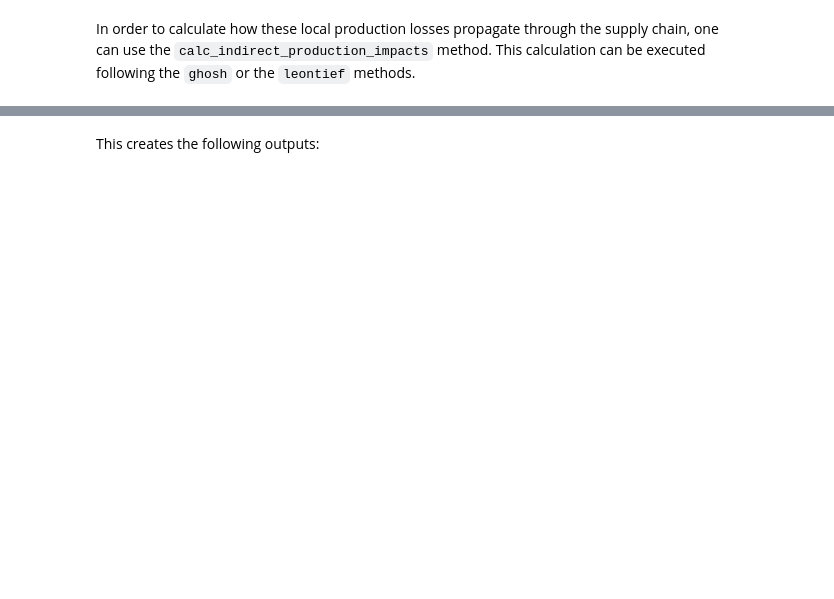
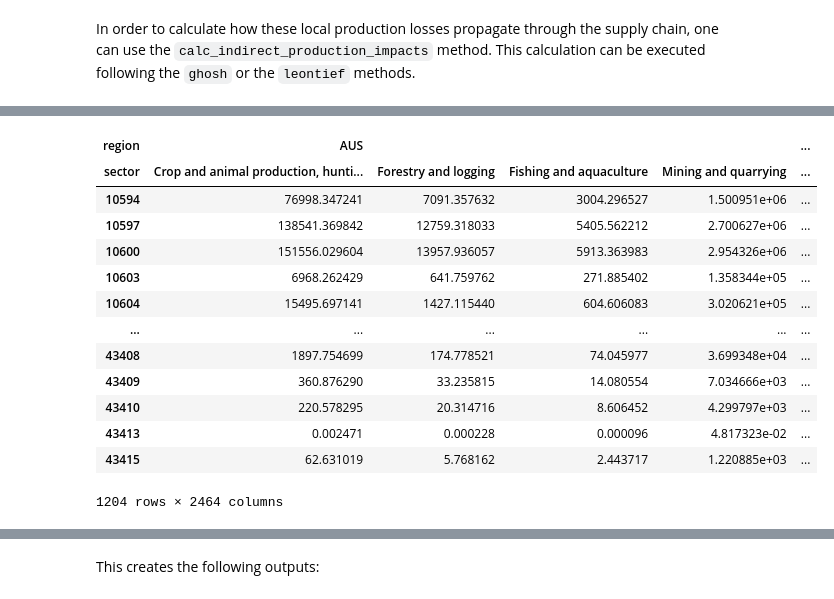
Before and after one commit to CLIMADA-project/climada_petals, a Jupyter notebook: doc/tutorial/climada_engine_SupplyChain.ipynb, the cells around one changed output, grey strips where cells are left out. Drawn from its saved outputs; the diff is of its cells as text; code cells hidden in the pictures; blank space fills up the shorter version.

```diff
--- a/doc/tutorial/climada_engine_SupplyChain.ipynb
+++ b/doc/tutorial/climada_engine_SupplyChain.ipynb
@@ -202,0 +273,17 @@ supchain.calc_indirect_production_impacts(direct_impact_usa.event_id, io_approac
+# %%
+supchain.supchain_imp['leontief']
+# %% [output]
+| region | AUS |  |  |  | ... |
+| sector | Crop and animal production, hunti... | Forestry and logging | Fishing and aquaculture | Mining and quarrying | ... |
+| 10594 | 76998.347241 | 7091.357632 | 3004.296527 | 1.500951e+06 | ... |
+| 10597 | 138541.369842 | 12759.318033 | 5405.562212 | 2.700627e+06 | ... |
+| 10600 | 151556.029604 | 13957.936057 | 5913.363983 | 2.954326e+06 | ... |
+| 10603 | 6968.262429 | 641.759762 | 271.885402 | 1.358344e+05 | ... |
+| 10604 | 15495.697141 | 1427.115440 | 604.606083 | 3.020621e+05 | ... |
+| ... | ... | ... | ... | ... | ... |
+| 43408 | 1897.754699 | 174.778521 | 74.045977 | 3.699348e+04 | ... |
+| 43409 | 360.876290 | 33.235815 | 14.080554 | 7.034666e+03 | ... |
+| 43410 | 220.578295 | 20.314716 | 8.606452 | 4.299797e+03 | ... |
+| 43413 | 0.002471 | 0.000228 | 0.000096 | 4.817323e-02 | ... |
+| 43415 | 62.631019 | 5.768162 | 2.443717 | 1.220885e+03 | ... |
+1204 rows × 2464 columns
```
Also changed, not shown: parts of 58 cells of this notebook, 1 other file.
